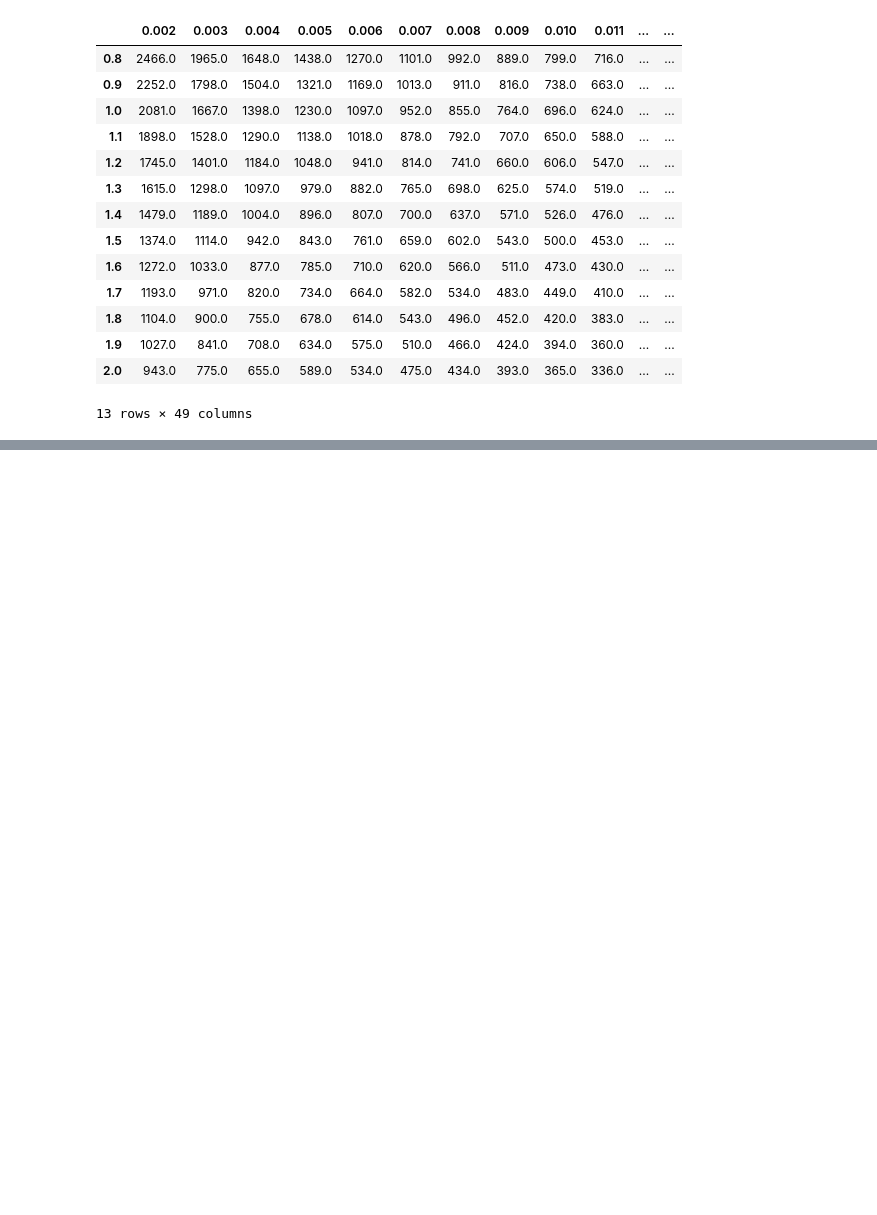
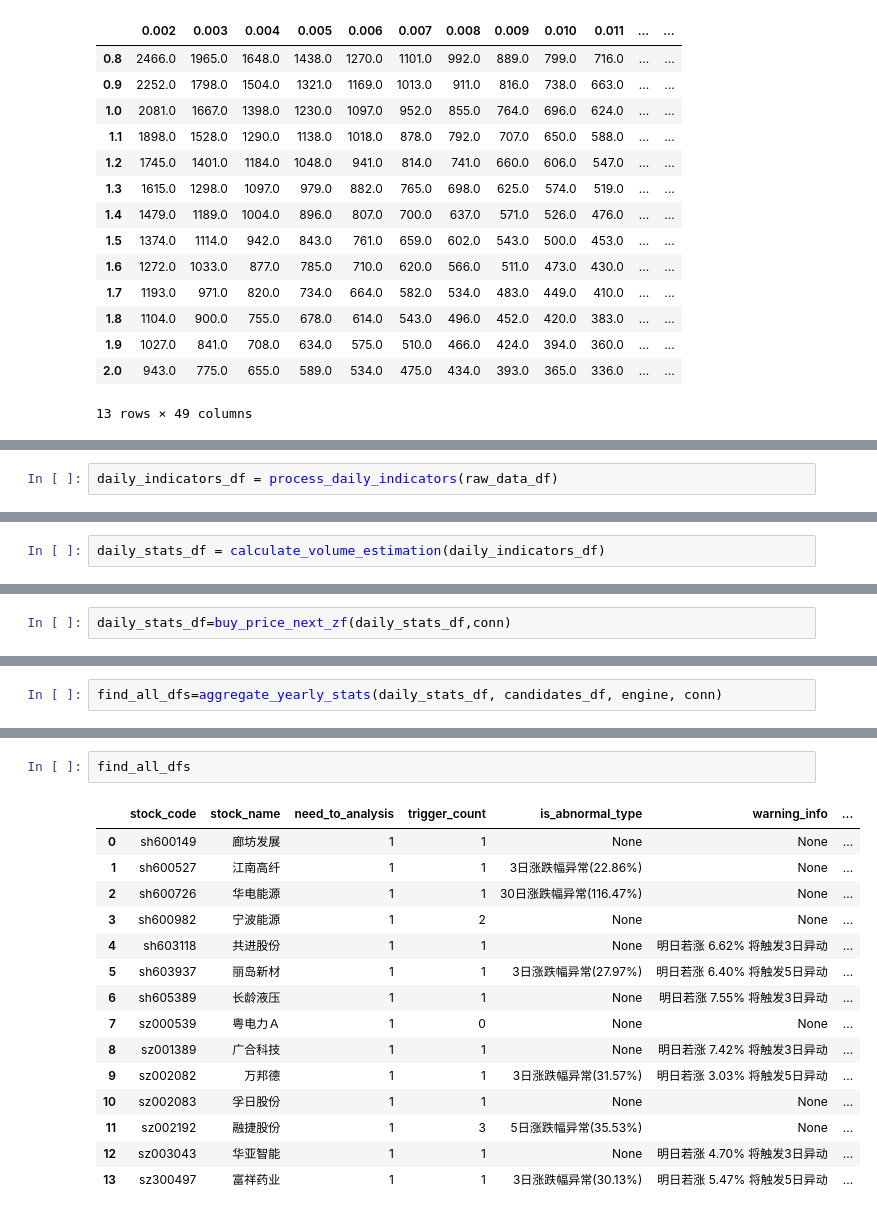
Before and after one commit to chen-cyw-yan/GP, a Jupyter notebook: 当日策列/股票数据.ipynb, the cells around one changed output, grey strips where cells are left out. Drawn from its saved outputs; the diff is of its cells as text; blank space fills up the shorter version.

```diff
--- a/当日策列/股票数据.ipynb
+++ b/当日策列/股票数据.ipynb
@@ -779,0 +1235,2 @@ count_mat
+# %%
+daily_indicators_df = process_daily_indicators(raw_data_df)
@@ -779,0 +1239,2 @@ count_mat
+# %%
+daily_stats_df = calculate_volume_estimation(daily_indicators_df)
@@ -779,0 +1243,2 @@ count_mat
+# %%
+daily_stats_df=buy_price_next_zf(daily_stats_df,conn)
@@ -779,0 +1311,2 @@ count_mat
+# %%
+find_all_dfs=aggregate_yearly_stats(daily_stats_df, candidates_df, engine, conn)
@@ -779,0 +1332,18 @@ count_mat
+# %%
+find_all_dfs
+# %% [output]
+|  | stock_code | stock_name | need_to_analysis | trigger_count | is_abnormal_type | warning_info | ... |
+| 0 | sh600149 | 廊坊发展 | 1 | 1 | None | None | ... |
+| 1 | sh600527 | 江南高纤 | 1 | 1 | 3日涨跌幅异常(22.86%) | None | ... |
+| 2 | sh600726 | 华电能源 | 1 | 1 | 30日涨跌幅异常(116.47%) | None | ... |
+| 3 | sh600982 | 宁波能源 | 1 | 2 | None | None | ... |
+| 4 | sh603118 | 共进股份 | 1 | 1 | None | 明日若涨 6.62% 将触发3日异动 | ... |
+| 5 | sh603937 | 丽岛新材 | 1 | 1 | 3日涨跌幅异常(27.97%) | 明日若涨 6.40% 将触发5日异动 | ... |
+| 6 | sh605389 | 长龄液压 | 1 | 1 | None | 明日若涨 7.55% 将触发3日异动 | ... |
+| 7 | sz000539 | 粤电力Ａ | 1 | 0 | None | None | ... |
+| 8 | sz001389 | 广合科技 | 1 | 1 | None | 明日若涨 7.42% 将触发3日异动 | ... |
+| 9 | sz002082 | 万邦德 | 1 | 1 | 3日涨跌幅异常(31.57%) | 明日若涨 3.03% 将触发5日异动 | ... |
+| 10 | sz002083 | 孚日股份 | 1 | 1 | None | None | ... |
+| 11 | sz002192 | 融捷股份 | 1 | 3 | 5日涨跌幅异常(35.53%) | None | ... |
+| 12 | sz003043 | 华亚智能 | 1 | 1 | None | 明日若涨 4.70% 将触发3日异动 | ... |
+| 13 | sz300497 | 富祥药业 | 1 | 1 | 3日涨跌幅异常(30.13%) | 明日若涨 5.47% 将触发5日异动 | ... |
```
Also changed, not shown: parts of 12 cells of this notebook, 5 other files.
